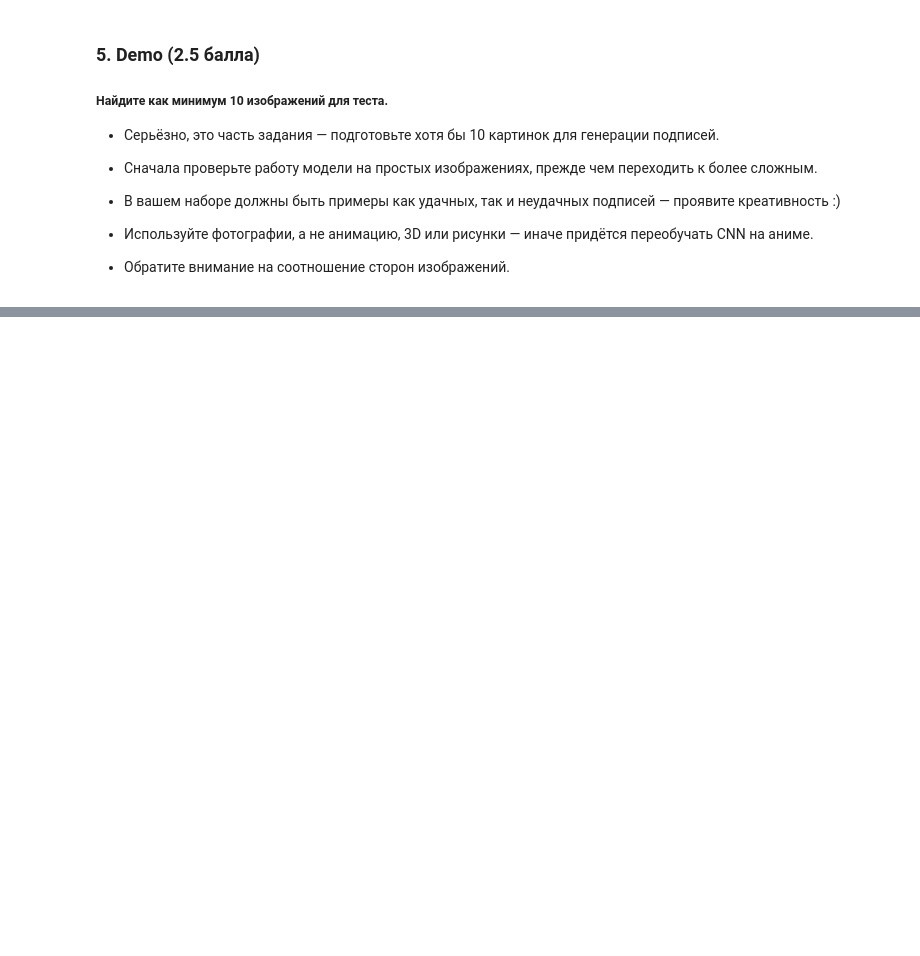
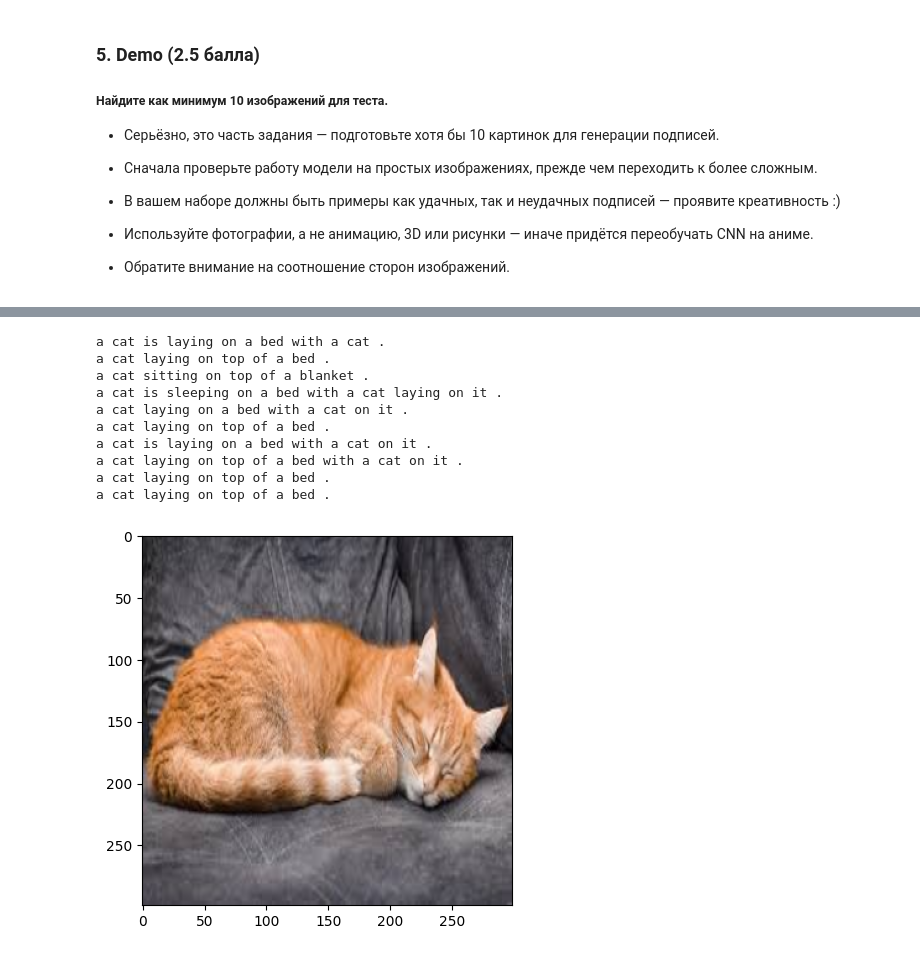
Before and after one commit to Nor1gami/bmstu_basic_nn_2025, a Jupyter notebook: lecture8/homework/homework8_image_captioning.ipynb, the cells around one changed output, grey strips where cells are left out. Cells and saved outputs as stored; diff of their text form; code cells hidden in the pictures; blank space fills up the shorter version.

```diff
--- a/lecture8/homework/homework8_image_captioning.ipynb
+++ b/lecture8/homework/homework8_image_captioning.ipynb
@@ -463,0 +489,18 @@ a cat laying on a bed with a dog .
+# %%
+img = plt.imread('data/2.jpg')
+img = resize(img, (299, 299))
+plt.imshow(img)
+for i in range(10):
+  print(' '.join(generate_caption(img, t=5.)[1:-1]))
+# %% [output]
+a cat is laying on a bed with a cat .
+a cat laying on top of a bed .
+a cat sitting on top of a blanket .
+a cat is sleeping on a bed with a cat laying on it .
+a cat laying on a bed with a cat on it .
+a cat laying on top of a bed .
+a cat is laying on a bed with a cat on it .
+a cat laying on top of a bed with a cat on it .
+a cat laying on top of a bed .
+a cat laying on top of a bed .
+[figure, added]
```
Also changed, not shown: parts of 30 cells of this notebook, 12 other files.
